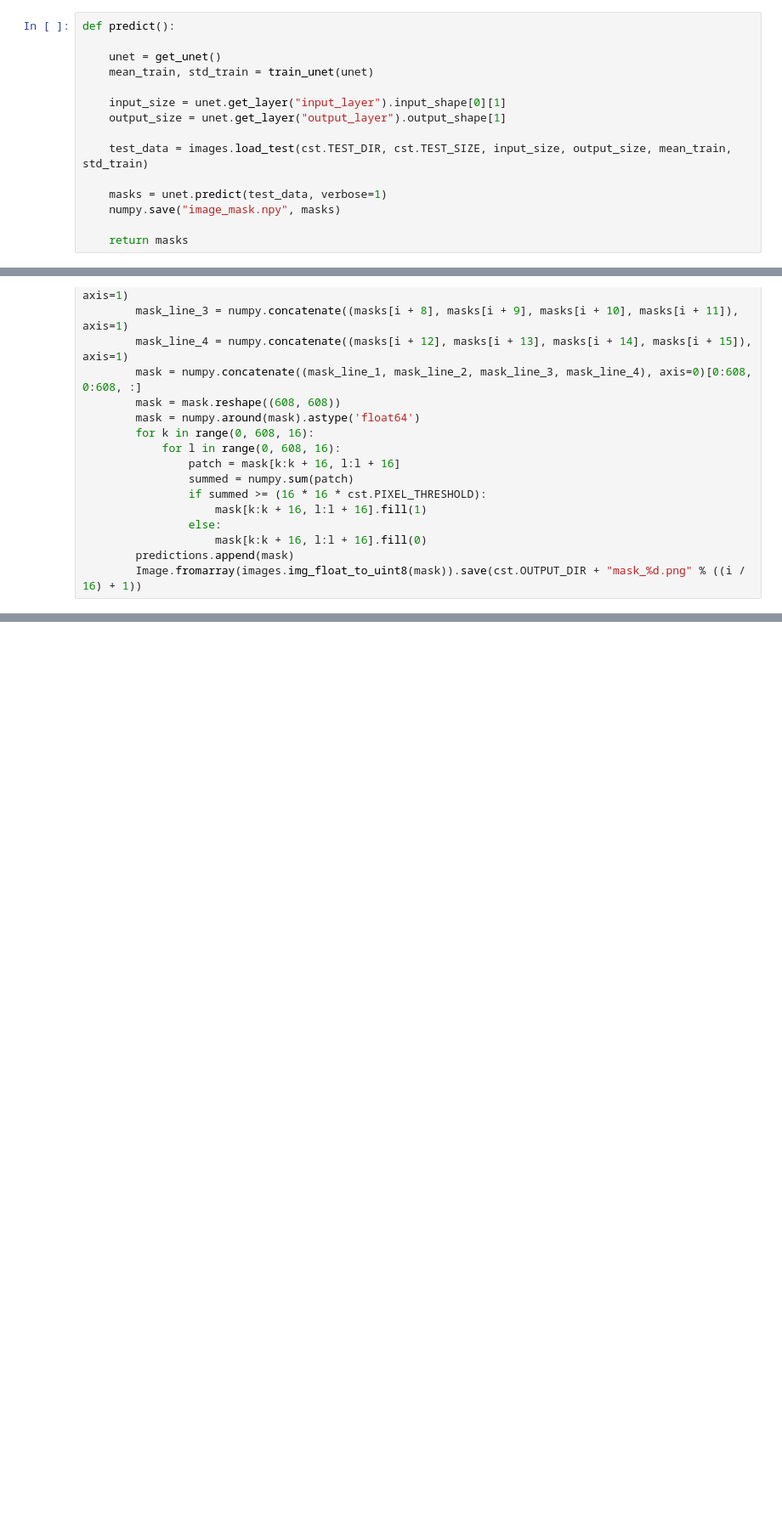
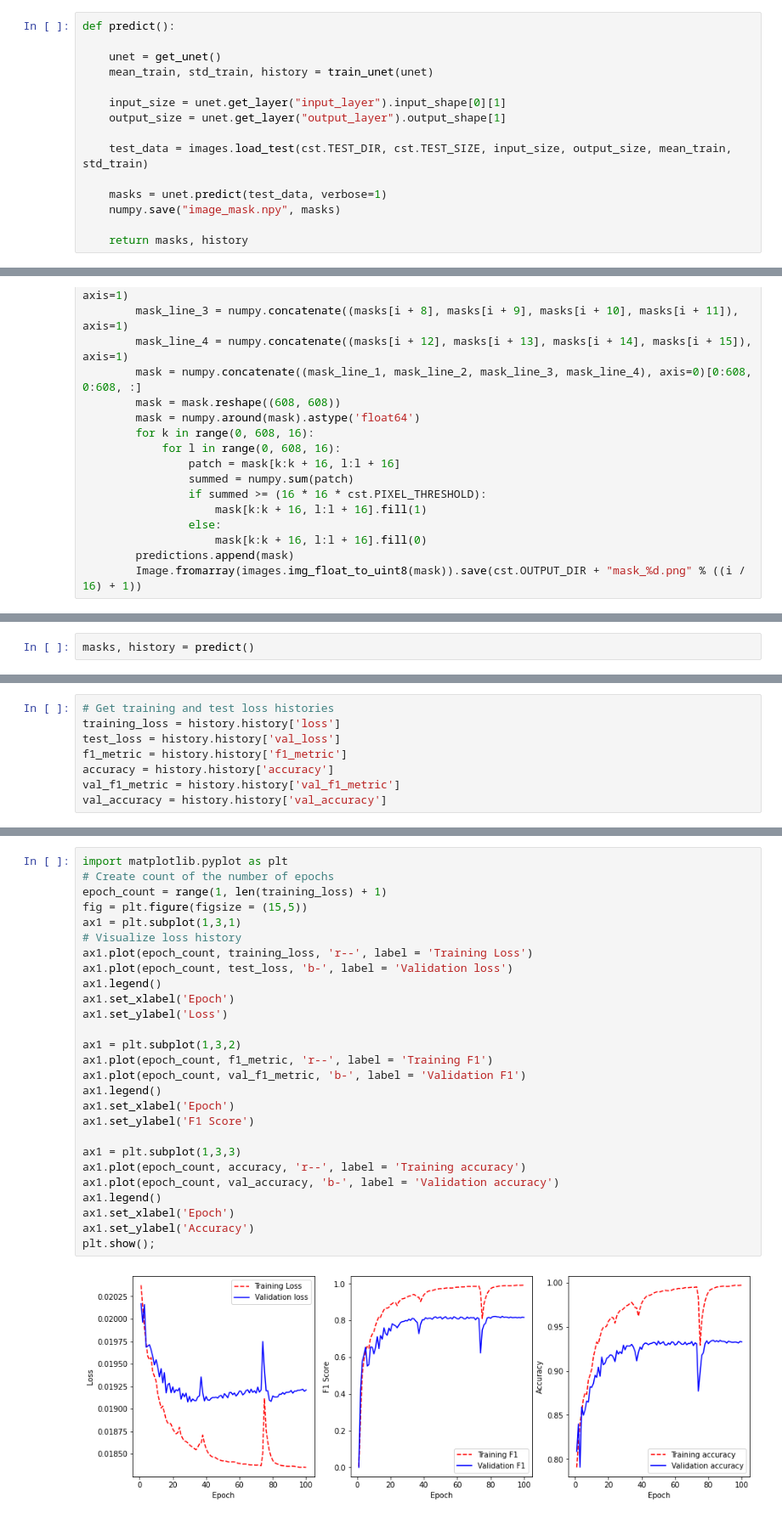
Before and after one commit to marvande/ML_Project_2, a Jupyter notebook: colab/colab.ipynb, the cells around one changed output, grey strips where cells are left out. Shown at 85% size. Cells and saved outputs as stored; diff of their text form; blank space fills up the shorter version.

Commit message:
update with best score 0.884

```diff
--- a/colab/colab.ipynb
+++ b/colab/colab.ipynb
@@ -132,7 +138,7 @@ def train_unet(unet):
 def predict():
 
     unet = get_unet()
-    mean_train, std_train = train_unet(unet)
+    mean_train, std_train, history = train_unet(unet)
 
     input_size = unet.get_layer("input_layer").input_shape[0][1]
     output_size = unet.get_layer("output_layer").output_shape[1]
@@ -142,7 +148,7 @@ def predict():
     masks = unet.predict(test_data, verbose=1)
     numpy.save("image_mask.npy", masks)
 
-    return masks
+    return masks, history
 # %%
 def generate_masks(masks):
     predictions = []
@@ -171,0 +176,2 @@ generate_masks(predict())
+# %%
+masks, history = predict()
@@ -171,0 +201,8 @@ generate_masks(predict())
+# %%
+# Get training and test loss histories
+training_loss = history.history['loss']
+test_loss = history.history['val_loss']
+f1_metric = history.history['f1_metric']
+accuracy = history.history['accuracy']
+val_f1_metric = history.history['val_f1_metric']
+val_accuracy = history.history['val_accuracy']
@@ -171,0 +227,29 @@ generate_masks(predict())
+# %%
+import matplotlib.pyplot as plt
+# Create count of the number of epochs
+epoch_count = range(1, len(training_loss) + 1)
+fig = plt.figure(figsize = (15,5))
+ax1 = plt.subplot(1,3,1)
+# Visualize loss history
+ax1.plot(epoch_count, training_loss, 'r--', label = 'Training Loss')
+ax1.plot(epoch_count, test_loss, 'b-', label = 'Validation loss')
+ax1.legend()
+ax1.set_xlabel('Epoch')
+ax1.set_ylabel('Loss')
+
+ax1 = plt.subplot(1,3,2)
+ax1.plot(epoch_count, f1_metric, 'r--', label = 'Training F1')
+ax1.plot(epoch_count, val_f1_metric, 'b-', label = 'Validation F1')
+ax1.legend()
+ax1.set_xlabel('Epoch')
+ax1.set_ylabel('F1 Score')
+
+ax1 = plt.subplot(1,3,3)
+ax1.plot(epoch_count, accuracy, 'r--', label = 'Training accuracy')
+ax1.plot(epoch_count, val_accuracy, 'b-', label = 'Validation accuracy')
+ax1.legend()
+ax1.set_xlabel('Epoch')
+ax1.set_ylabel('Accuracy')
+plt.show();
+# %% [output]
+[figure, added]
```
Also changed, not shown: parts of 12 cells of this notebook, 2 other files.
